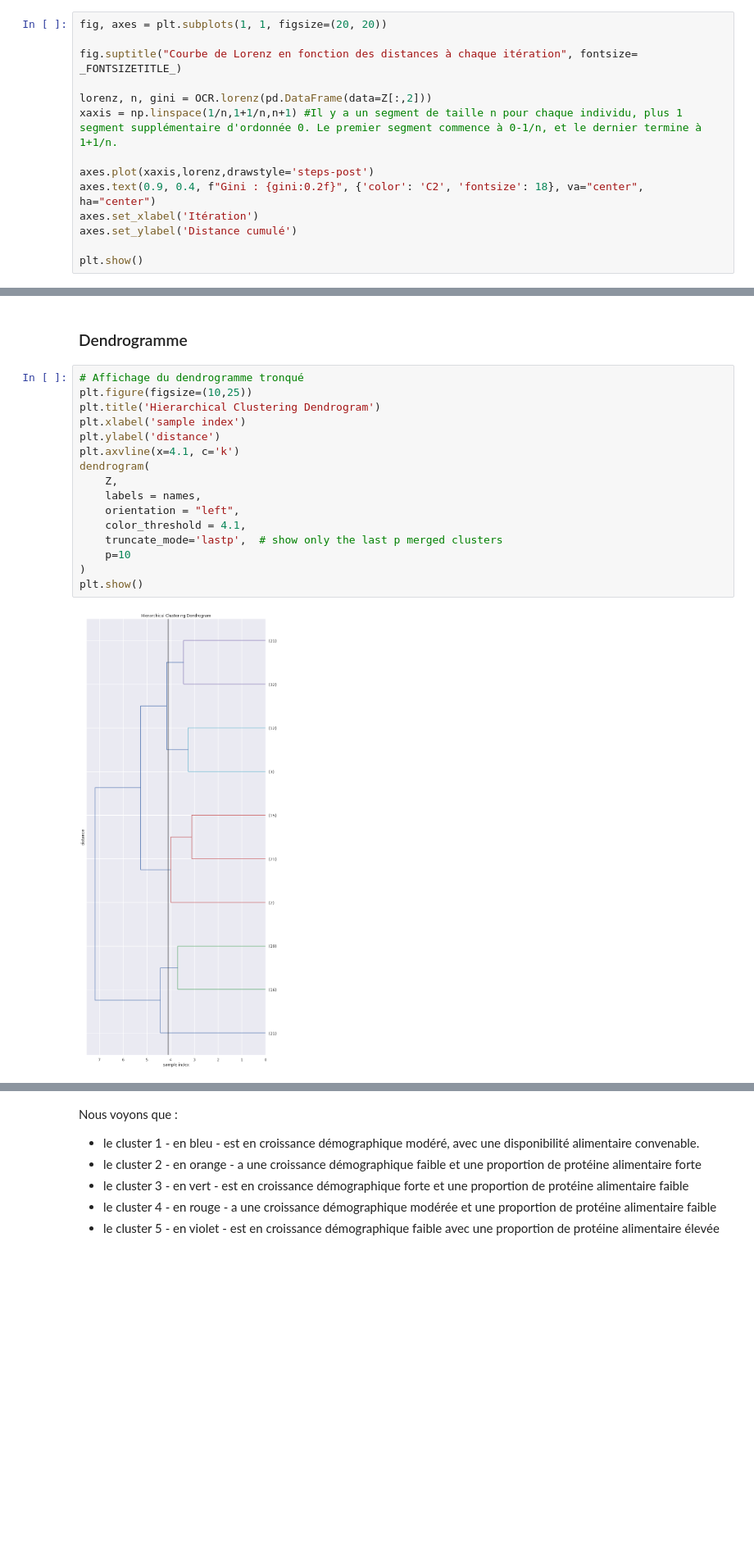
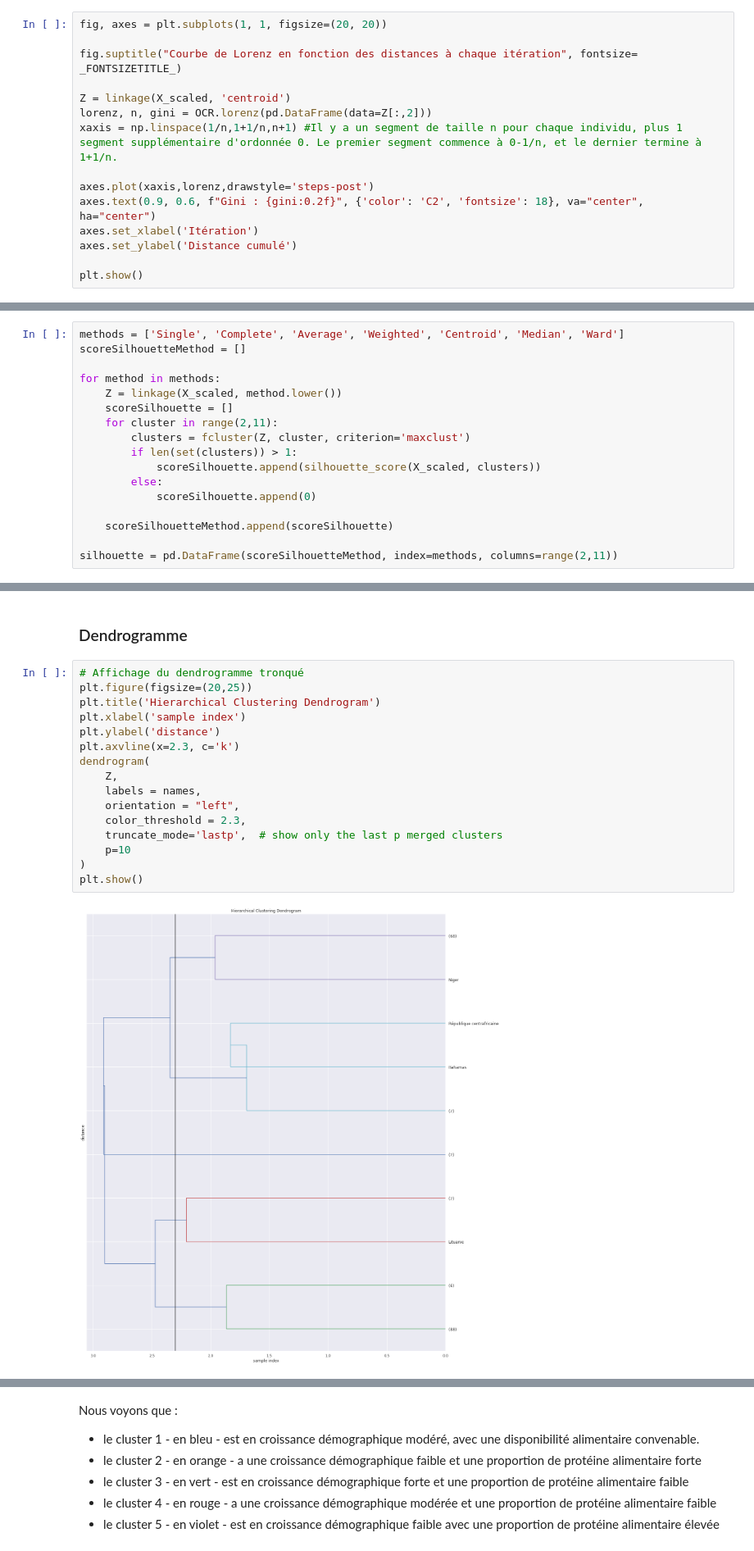
Before and after one commit to FranckDELRUE/FranckDELRUE-OCR-Project-5-DAn-Python, a Jupyter notebook: P5_02_Code.ipynb, the cells around one changed output, grey strips where cells are left out. Shown at 82% size. Drawn from its saved outputs; the diff is of its cells as text; blank space fills up the shorter version.

```diff
--- a/P5_02_Code.ipynb
+++ b/P5_02_Code.ipynb
@@ -157,11 +154,12 @@ fig, axes = plt.subplots(1, 1, figsize=(20, 20))
 
 fig.suptitle("Courbe de Lorenz en fonction des distances à chaque itération", fontsize= _FONTSIZETITLE_)
 
+Z = linkage(X_scaled, 'centroid')
 lorenz, n, gini = OCR.lorenz(pd.DataFrame(data=Z[:,2]))
 xaxis = np.linspace(1/n,1+1/n,n+1) #Il y a un segment de taille n pour chaque individu, plus 1 segment supplémentaire d'ordonnée 0. Le premier segment commence à 0-1/n, et le dernier termine à 1+1/n.
 
 axes.plot(xaxis,lorenz,drawstyle='steps-post')
-axes.text(0.9, 0.4, f"Gini : {gini:0.2f}", {'color': 'C2', 'fontsize': 18}, va="center", ha="center")
+axes.text(0.9, 0.6, f"Gini : {gini:0.2f}", {'color': 'C2', 'fontsize': 18}, va="center", ha="center")
 axes.set_xlabel('Itération')
 axes.set_ylabel('Distance cumulé')
 
@@ -172,0 +171,17 @@ Avec la méthode 'complete', nous avons un coefficient de Gini plus faible qu'av
+# %%
+methods = ['Single', 'Complete', 'Average', 'Weighted', 'Centroid', 'Median', 'Ward']
+scoreSilhouetteMethod = []
+
+for method in methods:
+    Z = linkage(X_scaled, method.lower())
+    scoreSilhouette = []
+    for cluster in range(2,11):
+        clusters = fcluster(Z, cluster, criterion='maxclust')
+        if len(set(clusters)) > 1:
+            scoreSilhouette.append(silhouette_score(X_scaled, clusters))
+        else:
+            scoreSilhouette.append(0)
+
+    scoreSilhouetteMethod.append(scoreSilhouette)
+
+silhouette = pd.DataFrame(scoreSilhouetteMethod, index=methods, columns=range(2,11))
@@ -174,22 +215,22 @@ Avec la méthode 'complete', nous avons un coefficient de Gini plus faible qu'av
 ### Dendrogramme
 # %%
 # Affichage du dendrogramme tronqué
-plt.figure(figsize=(10,25))
+plt.figure(figsize=(20,25))
 plt.title('Hierarchical Clustering Dendrogram')
 plt.xlabel('sample index')
 plt.ylabel('distance')
-plt.axvline(x=4.1, c='k')
+plt.axvline(x=2.3, c='k')
 dendrogram(
     Z,
     labels = names,
     orientation = "left",
-    color_threshold = 4.1,
+    color_threshold = 2.3,
     truncate_mode='lastp',  # show only the last p merged clusters
     p=10
 )
 plt.show()
 # %% [output]
-[figure, old version]
+[figure, new version]
 # %%
 # Affichage du dendrogramme complet
 plt.figure(figsize=(20,35))
```
Also changed, not shown: parts of 43 cells of this notebook, 1 other file.
